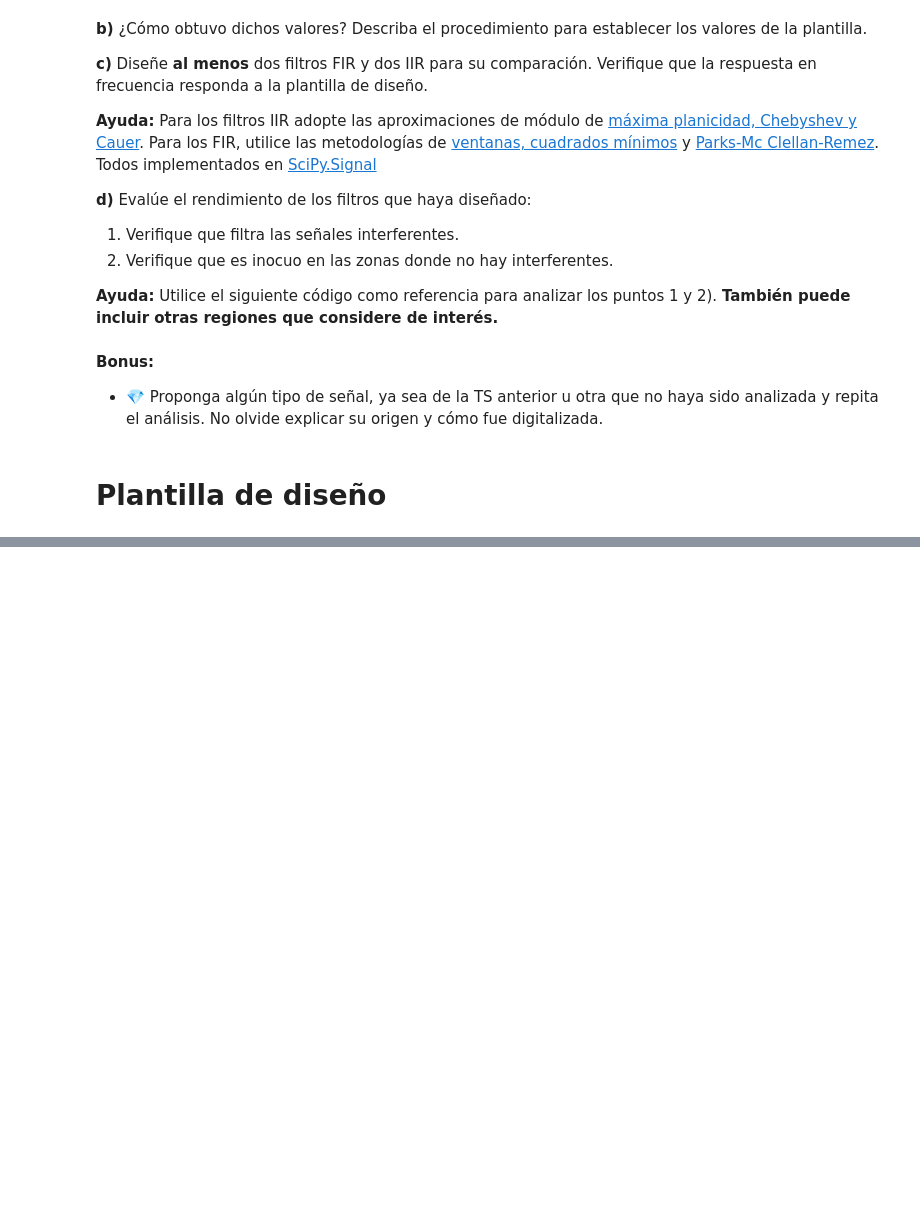
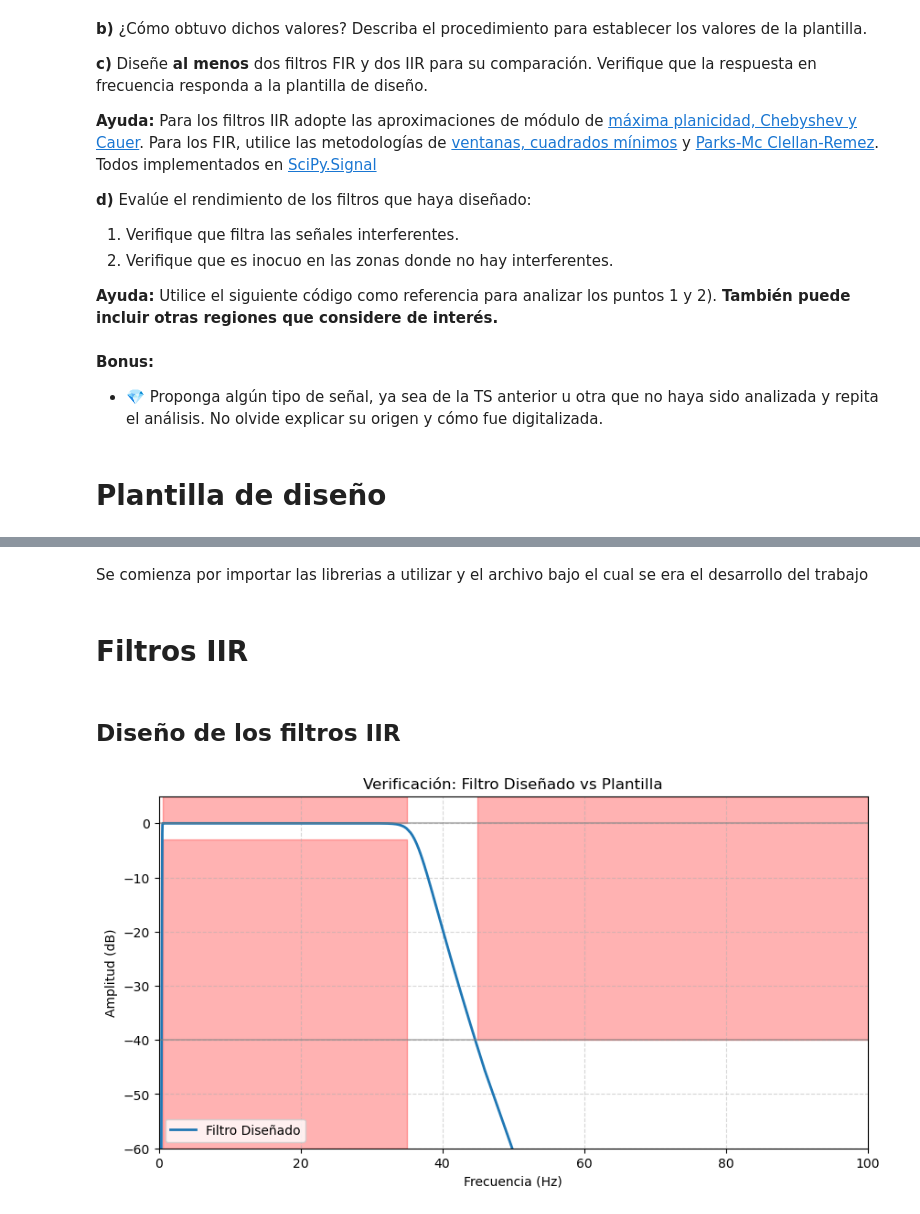
Before and after one commit to moradelacorte/APS, a Jupyter notebook: Mis_trabajos/TS7.ipynb, the cells around one changed output, grey strips where cells are left out. Drawn from its saved outputs; the diff is of its cells as text; code cells hidden in the pictures; blank space fills up the shorter version.

```diff
--- a/Mis_trabajos/TS7.ipynb
+++ b/Mis_trabajos/TS7.ipynb
@@ -198,0 +155,2 @@ plt.show()
+# %% [markdown]
+Se comienza por importar las librerias a utilizar y el archivo bajo el cual se era el desarrollo del trabajo
@@ -198,0 +214,63 @@ plt.show()
+# %% [markdown]
+# Filtros IIR
+# %% [markdown]
+## Diseño de los filtros IIR
+# %%
+fs = 1000 # fs_ecg
+
+nyq_frec = fs/2
+ripple = 1 # dB
+atenuacion = 40 # dB
+
+ws1_iir = 0.1
+wp1_iir = 0.5
+wp2_iir = 35
+ws2_iir = 45
+
+frecs = np.array([0.0,         ws1_iir,         wp1_iir,     wp2_iir,     ws2_iir,         nyq_frec   ]) / nyq_frec
+gains_db = np.array([-atenuacion, -atenuacion, -ripple, -ripple, -atenuacion, -atenuacion])
+
+# Aplicando filtro ------------------------------------------------------------
+wp_iir = [wp1_iir, wp2_iir]
+ws_iir = [ws1_iir, ws2_iir]
+
+sos_ff = sig.iirdesign(wp_iir, ws_iir, ripple, atenuacion, analog=False, ftype='butter', output='sos', fs=fs)
+
+
+
+
+# cual es la diferencia entre usar coef y usar but??????????
+
+
+
+
+sos_but = sig.iirdesign(wp_iir, ws_iir, ripple/2, atenuacion/2, analog=False, ftype='butter', output='sos', fs=fs)
+sos_chb1 = sig.iirdesign(wp_iir, ws_iir, ripple/2, atenuacion/2, analog=False, ftype='cheby1', output='sos', fs=fs)
+sos_chb2 = sig.iirdesign(wp_iir, ws_iir, ripple/2, atenuacion/2, analog=False, ftype='cheby2', output='sos', fs=fs)
+sos_cau = sig.iirdesign(wp_iir, ws_iir, ripple/2, atenuacion/2, analog=False, ftype='cauer', output='sos', fs=fs)
+
+
+ww = np.concat([np.logspace(start=-2,stop = 0.1, num = 500),
+                np.linspace(start = 1.26,stop = 35, num = 200),
+                np.logspace(start=1.55,stop = 1.65, num = 300),
+                np.linspace(start = 46,stop = fs//2, num = 50)])
+
+omega, resp_freq = sig.freqz_sos(sos_ff, worN=ww, fs=fs)
+
+plt.figure(figsize=(10, 5))
+
+plt.plot(omega, 20 * np.log10(np.abs(resp_freq)), label='Filtro Diseñado', color='C0', linewidth=2)
+
+frecs_hz = (frecs * nyq_frec) #Pasamos frecs de nuevo a Hz
+
+plt.title('Verificación: Filtro Diseñado vs Plantilla')
+plt.xlabel('Frecuencia (Hz)')
+plt.ylabel('Amplitud (dB)')
+
+plt.grid(True, which="both", linestyle="--", alpha=0.5)
+plt.legend()
+
+limites_plantilla() # Llamo a la funcion para establecer los limites de la plantilla
+plt.show()
+# %% [output]
+[figure, added]
```
Also changed, not shown: parts of 5 cells of this notebook.
